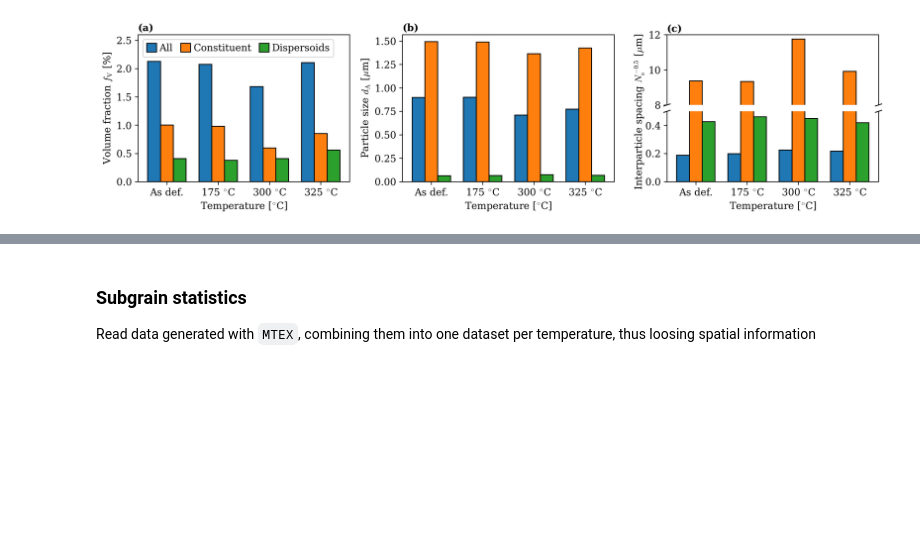
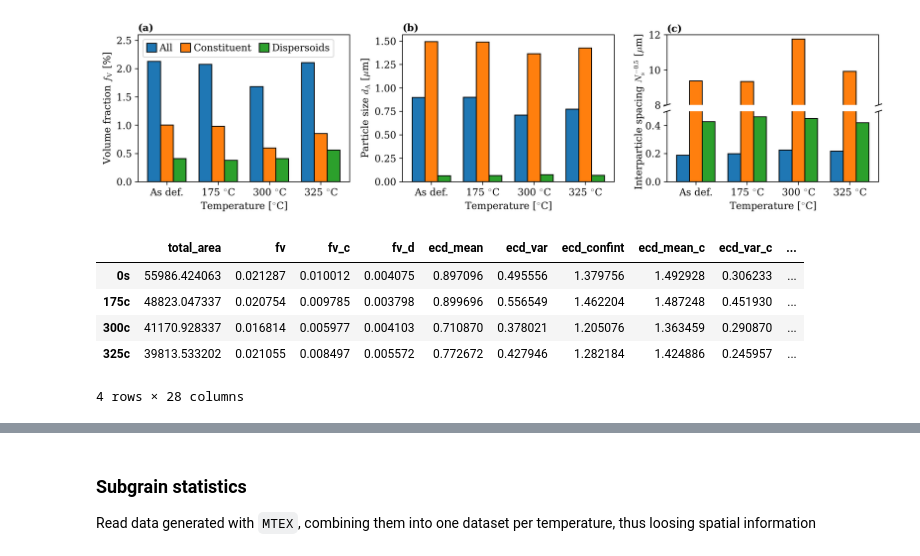
Before and after one commit to hakonanes/p-texture-al-mn-alloys, a Jupyter notebook: notebooks/figures_in_paper.ipynb, the cells around one changed output, grey strips where cells are left out. Saved outputs shown, nothing was run; the diff lists cells and outputs as text; code cells hidden in the pictures; blank space fills up the shorter version.

```diff
--- a/notebooks/figures_in_paper.ipynb
+++ b/notebooks/figures_in_paper.ipynb
@@ -608,3 +610,12 @@ fig.subplots_adjust(wspace=0.25)
 fig.savefig(os.path.join(dir_article, "particle_stats/particle_stats.pdf"), **savefig_kw)
 # %% [output]
 [figure]
+# %%
+particle_stats
+# %% [output]
+|  | total_area | fv | fv_c | fv_d | ecd_mean | ecd_var | ecd_confint | ecd_mean_c | ecd_var_c | ... |
+| 0s | 55986.424063 | 0.021287 | 0.010012 | 0.004075 | 0.897096 | 0.495556 | 1.379756 | 1.492928 | 0.306233 | ... |
+| 175c | 48823.047337 | 0.020754 | 0.009785 | 0.003798 | 0.899696 | 0.556549 | 1.462204 | 1.487248 | 0.451930 | ... |
+| 300c | 41170.928337 | 0.016814 | 0.005977 | 0.004103 | 0.710870 | 0.378021 | 1.205076 | 1.363459 | 0.290870 | ... |
+| 325c | 39813.533202 | 0.021055 | 0.008497 | 0.005572 | 0.772672 | 0.427946 | 1.282184 | 1.424886 | 0.245957 | ... |
+4 rows × 28 columns
```
Also changed, not shown: parts of 5 cells of this notebook.
